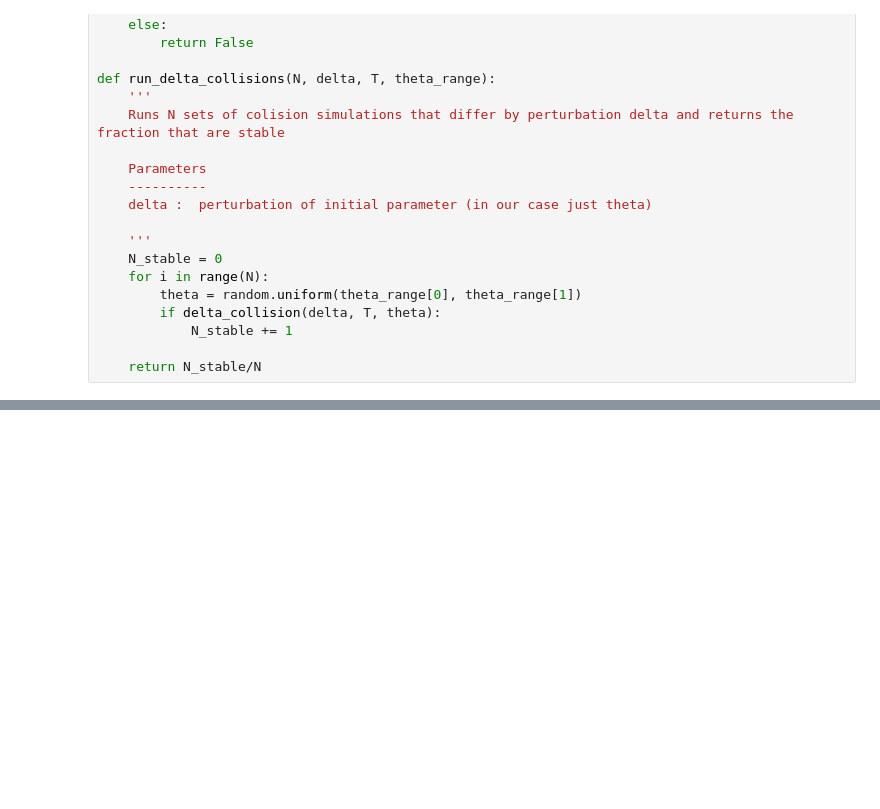
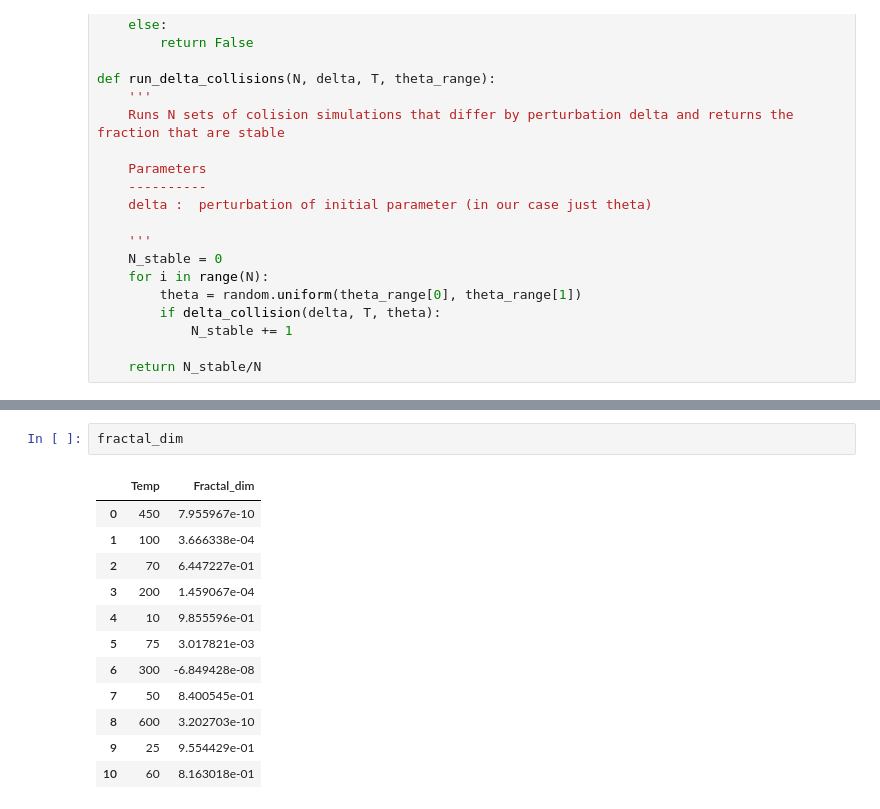
Before and after one commit to AndreiHG/ultracold-molec-coll, a Jupyter notebook: CroftBohn.ipynb, the cells around one changed output, grey strips where cells are left out. Cells and saved outputs as stored; diff of their text form; blank space fills up the shorter version.

```diff
--- a/CroftBohn.ipynb
+++ b/CroftBohn.ipynb
@@ -535,0 +576,15 @@ fractal_dim.plot(x='Temp', y='Fractal_dim', figsize = (12,7), logy=False, logx=T
+# %%
+fractal_dim
+# %% [output]
+|  | Temp | Fractal_dim |
+| 0 | 450 | 7.955967e-10 |
+| 1 | 100 | 3.666338e-04 |
+| 2 | 70 | 6.447227e-01 |
+| 3 | 200 | 1.459067e-04 |
+| 4 | 10 | 9.855596e-01 |
+| 5 | 75 | 3.017821e-03 |
+| 6 | 300 | -6.849428e-08 |
+| 7 | 50 | 8.400545e-01 |
+| 8 | 600 | 3.202703e-10 |
+| 9 | 25 | 9.554429e-01 |
+| 10 | 60 | 8.163018e-01 |
```
Also changed, not shown: parts of 7 cells of this notebook.
